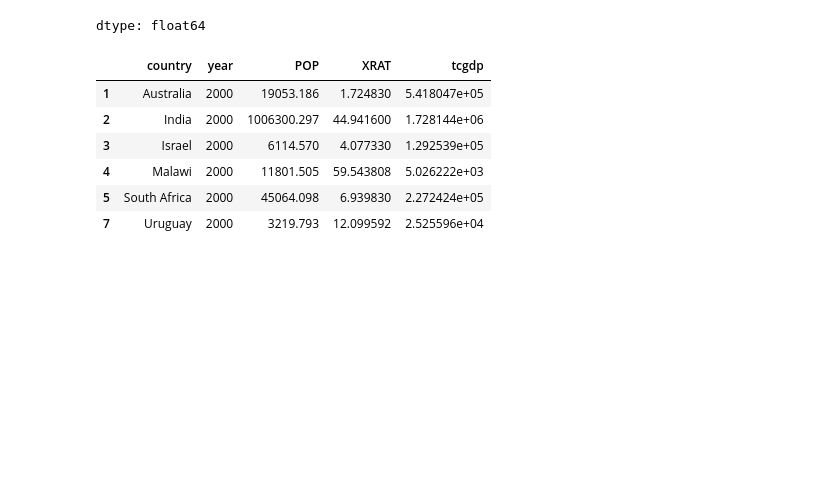
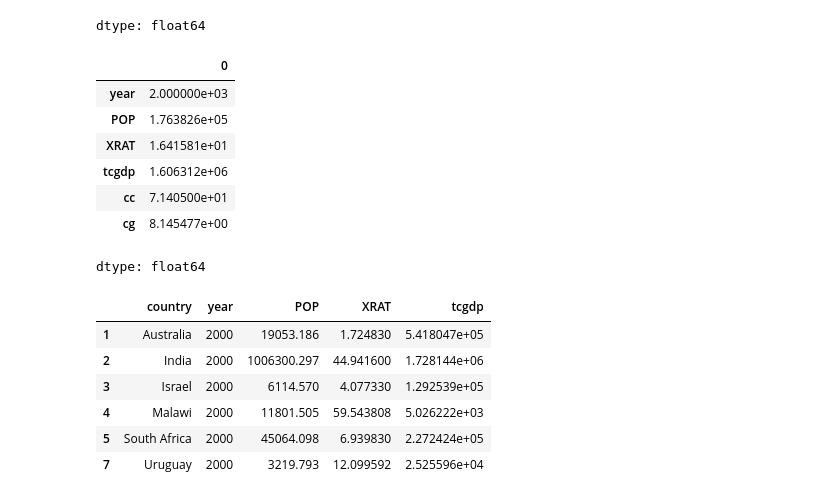
Before and after one commit to jq2412/week6, a Jupyter notebook: pandasExamples.ipynb, the cells around one changed output. Cells and saved outputs as stored; diff of their text form; code cells hidden in the pictures; blank space fills up the shorter version.

```diff
--- a/pandasExamples.ipynb
+++ b/pandasExamples.ipynb
@@ -81,6 +93,17 @@ df[['year', 'POP', 'XRAT', 'tcgdp', 'cc', 'cg']].apply(max)
 | cc | 7.897874e+01 |
 | cg | 1.407221e+01 |
 dtype: float64
+# %%
+df[['year', 'POP', 'XRAT', 'tcgdp', 'cc', 'cg']].mean()
+# %% [output]
+|  | 0 |
+| year | 2.000000e+03 |
+| POP | 1.763826e+05 |
+| XRAT | 1.641581e+01 |
+| tcgdp | 1.606312e+06 |
+| cc | 7.140500e+01 |
+| cg | 8.145477e+00 |
+dtype: float64
 # %%
 complexCondition = df.apply(
     lambda row: row.POP > 40000 if row.country in ['Argentina', 'India', 'South Africa'] else row.POP < 20000,
```
Also changed, not shown: parts of 4 cells of this notebook.
